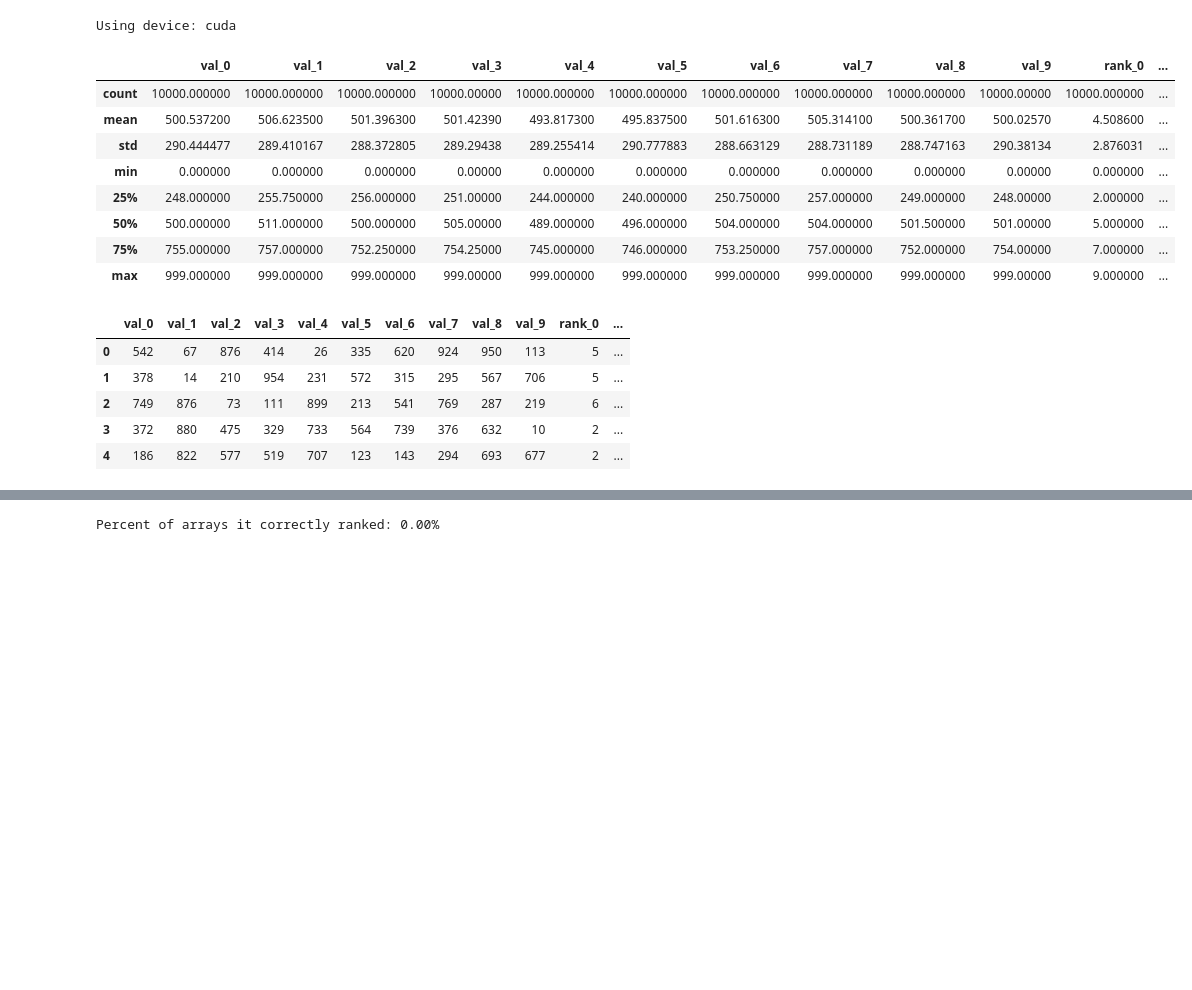
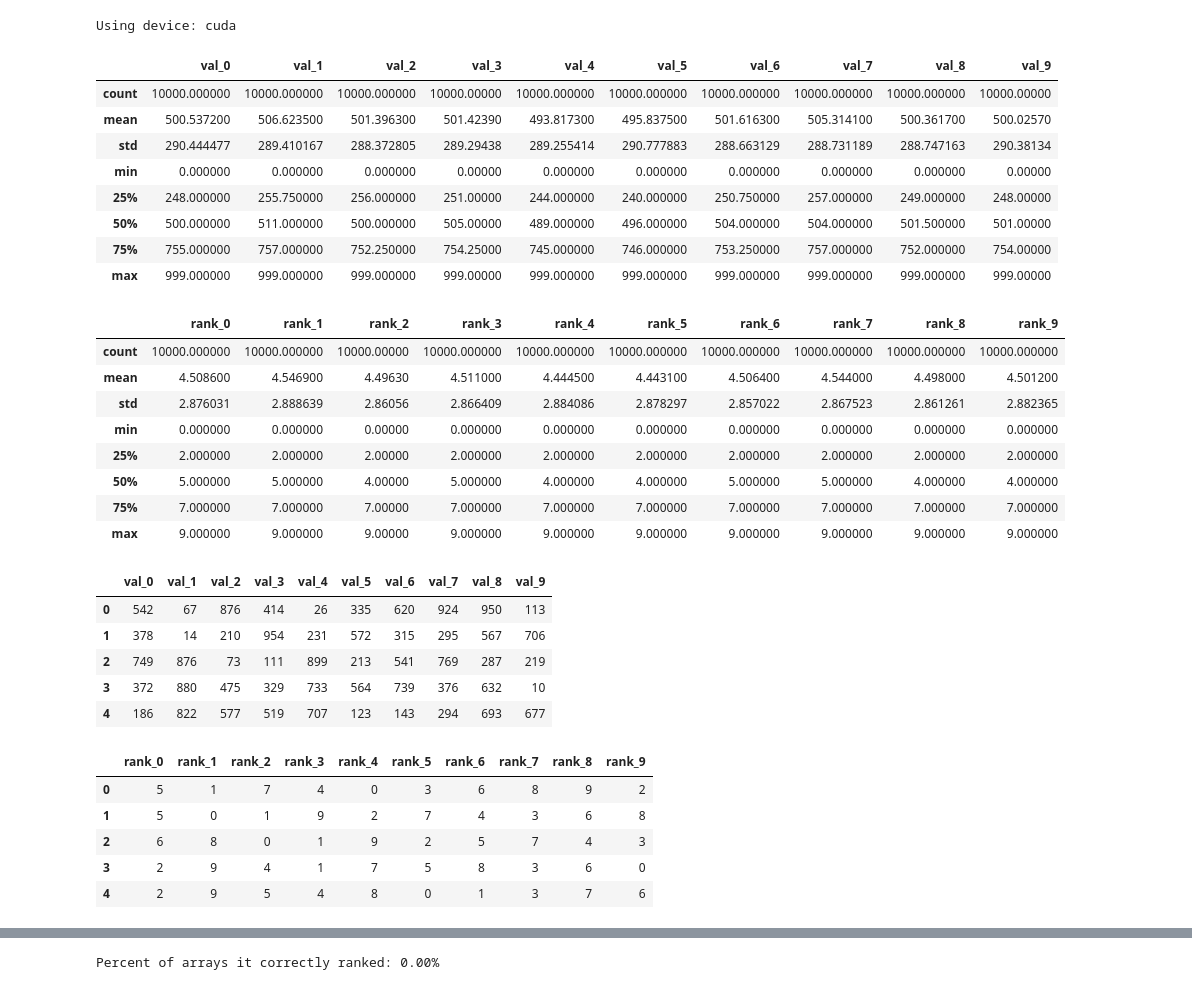
Before and after one commit to Epoch-2026-2027/Learning_Phase, a Jupyter notebook: task1/subtask1/rnn.ipynb, the cells around one changed output, grey strips where cells are left out. Saved outputs shown, nothing was run; the diff lists cells and outputs as text; code cells hidden in the pictures; blank space fills up the shorter version.

```diff
--- a/task1/subtask1/rnn.ipynb
+++ b/task1/subtask1/rnn.ipynb
@@ -16,24 +18,42 @@ Using device: cuda
 # %%
 data = pd.read_csv('ranking_dataset.csv')
 data.describe()
-X = data
+X = data.iloc[:, 0:10]
+y = data.iloc[:, 10:20]
 display(X.describe())
+display(y.describe())
 display(X.head())
+display(y.head())
 # %% [output]
-|  | val_0 | val_1 | val_2 | val_3 | val_4 | val_5 | val_6 | val_7 | val_8 | val_9 | rank_0 | ... |
-| count | 10000.000000 | 10000.000000 | 10000.000000 | 10000.00000 | 10000.000000 | 10000.000000 | 10000.000000 | 10000.000000 | 10000.000000 | 10000.00000 | 10000.000000 | ... |
-| mean | 500.537200 | 506.623500 | 501.396300 | 501.42390 | 493.817300 | 495.837500 | 501.616300 | 505.314100 | 500.361700 | 500.02570 | 4.508600 | ... |
-| std | 290.444477 | 289.410167 | 288.372805 | 289.29438 | 289.255414 | 290.777883 | 288.663129 | 288.731189 | 288.747163 | 290.38134 | 2.876031 | ... |
-| min | 0.000000 | 0.000000 | 0.000000 | 0.00000 | 0.000000 | 0.000000 | 0.000000 | 0.000000 | 0.000000 | 0.00000 | 0.000000 | ... |
-| 25% | 248.000000 | 255.750000 | 256.000000 | 251.00000 | 244.000000 | 240.000000 | 250.750000 | 257.000000 | 249.000000 | 248.00000 | 2.000000 | ... |
-| 50% | 500.000000 | 511.000000 | 500.000000 | 505.00000 | 489.000000 | 496.000000 | 504.000000 | 504.000000 | 501.500000 | 501.00000 | 5.000000 | ... |
-| 75% | 755.000000 | 757.000000 | 752.250000 | 754.25000 | 745.000000 | 746.000000 | 753.250000 | 757.000000 | 752.000000 | 754.00000 | 7.000000 | ... |
-| max | 999.000000 | 999.000000 | 999.000000 | 999.00000 | 999.000000 | 999.000000 | 999.000000 | 999.000000 | 999.000000 | 999.00000 | 9.000000 | ... |
+|  | val_0 | val_1 | val_2 | val_3 | val_4 | val_5 | val_6 | val_7 | val_8 | val_9 |
+| count | 10000.000000 | 10000.000000 | 10000.000000 | 10000.00000 | 10000.000000 | 10000.000000 | 10000.000000 | 10000.000000 | 10000.000000 | 10000.00000 |
+| mean | 500.537200 | 506.623500 | 501.396300 | 501.42390 | 493.817300 | 495.837500 | 501.616300 | 505.314100 | 500.361700 | 500.02570 |
+| std | 290.444477 | 289.410167 | 288.372805 | 289.29438 | 289.255414 | 290.777883 | 288.663129 | 288.731189 | 288.747163 | 290.38134 |
+| min | 0.000000 | 0.000000 | 0.000000 | 0.00000 | 0.000000 | 0.000000 | 0.000000 | 0.000000 | 0.000000 | 0.00000 |
+| 25% | 248.000000 | 255.750000 | 256.000000 | 251.00000 | 244.000000 | 240.000000 | 250.750000 | 257.000000 | 249.000000 | 248.00000 |
+| 50% | 500.000000 | 511.000000 | 500.000000 | 505.00000 | 489.000000 | 496.000000 | 504.000000 | 504.000000 | 501.500000 | 501.00000 |
+| 75% | 755.000000 | 757.000000 | 752.250000 | 754.25000 | 745.000000 | 746.000000 | 753.250000 | 757.000000 | 752.000000 | 754.00000 |
+| max | 999.000000 | 999.000000 | 999.000000 | 999.00000 | 999.000000 | 999.000000 | 999.000000 | 999.000000 | 999.000000 | 999.00000 |
-|  | val_0 | val_1 | val_2 | val_3 | val_4 | val_5 | val_6 | val_7 | val_8 | val_9 | rank_0 | ... |
-| 0 | 542 | 67 | 876 | 414 | 26 | 335 | 620 | 924 | 950 | 113 | 5 | ... |
-| 1 | 378 | 14 | 210 | 954 | 231 | 572 | 315 | 295 | 567 | 706 | 5 | ... |
-| 2 | 749 | 876 | 73 | 111 | 899 | 213 | 541 | 769 | 287 | 219 | 6 | ... |
-| 3 | 372 | 880 | 475 | 329 | 733 | 564 | 739 | 376 | 632 | 10 | 2 | ... |
-| 4 | 186 | 822 | 577 | 519 | 707 | 123 | 143 | 294 | 693 | 677 | 2 | ... |
+|  | rank_0 | rank_1 | rank_2 | rank_3 | rank_4 | rank_5 | rank_6 | rank_7 | rank_8 | rank_9 |
+| count | 10000.000000 | 10000.000000 | 10000.00000 | 10000.000000 | 10000.000000 | 10000.000000 | 10000.000000 | 10000.000000 | 10000.000000 | 10000.000000 |
+| mean | 4.508600 | 4.546900 | 4.49630 | 4.511000 | 4.444500 | 4.443100 | 4.506400 | 4.544000 | 4.498000 | 4.501200 |
+| std | 2.876031 | 2.888639 | 2.86056 | 2.866409 | 2.884086 | 2.878297 | 2.857022 | 2.867523 | 2.861261 | 2.882365 |
+| min | 0.000000 | 0.000000 | 0.00000 | 0.000000 | 0.000000 | 0.000000 | 0.000000 | 0.000000 | 0.000000 | 0.000000 |
+| 25% | 2.000000 | 2.000000 | 2.00000 | 2.000000 | 2.000000 | 2.000000 | 2.000000 | 2.000000 | 2.000000 | 2.000000 |
+| 50% | 5.000000 | 5.000000 | 4.00000 | 5.000000 | 4.000000 | 4.000000 | 5.000000 | 5.000000 | 4.000000 | 4.000000 |
+| 75% | 7.000000 | 7.000000 | 7.00000 | 7.000000 | 7.000000 | 7.000000 | 7.000000 | 7.000000 | 7.000000 | 7.000000 |
+| max | 9.000000 | 9.000000 | 9.00000 | 9.000000 | 9.000000 | 9.000000 | 9.000000 | 9.000000 | 9.000000 | 9.000000 |
+|  | val_0 | val_1 | val_2 | val_3 | val_4 | val_5 | val_6 | val_7 | val_8 | val_9 |
+| 0 | 542 | 67 | 876 | 414 | 26 | 335 | 620 | 924 | 950 | 113 |
+| 1 | 378 | 14 | 210 | 954 | 231 | 572 | 315 | 295 | 567 | 706 |
+| 2 | 749 | 876 | 73 | 111 | 899 | 213 | 541 | 769 | 287 | 219 |
+| 3 | 372 | 880 | 475 | 329 | 733 | 564 | 739 | 376 | 632 | 10 |
+| 4 | 186 | 822 | 577 | 519 | 707 | 123 | 143 | 294 | 693 | 677 |
+|  | rank_0 | rank_1 | rank_2 | rank_3 | rank_4 | rank_5 | rank_6 | rank_7 | rank_8 | rank_9 |
+| 0 | 5 | 1 | 7 | 4 | 0 | 3 | 6 | 8 | 9 | 2 |
+| 1 | 5 | 0 | 1 | 9 | 2 | 7 | 4 | 3 | 6 | 8 |
+| 2 | 6 | 8 | 0 | 1 | 9 | 2 | 5 | 7 | 4 | 3 |
+| 3 | 2 | 9 | 4 | 1 | 7 | 5 | 8 | 3 | 6 | 0 |
+| 4 | 2 | 9 | 5 | 4 | 8 | 0 | 1 | 3 | 7 | 6 |
 # %%
 class RankingDataset(Dataset):
```
Also changed, not shown: parts of 10 cells of this notebook, 4 other files.
